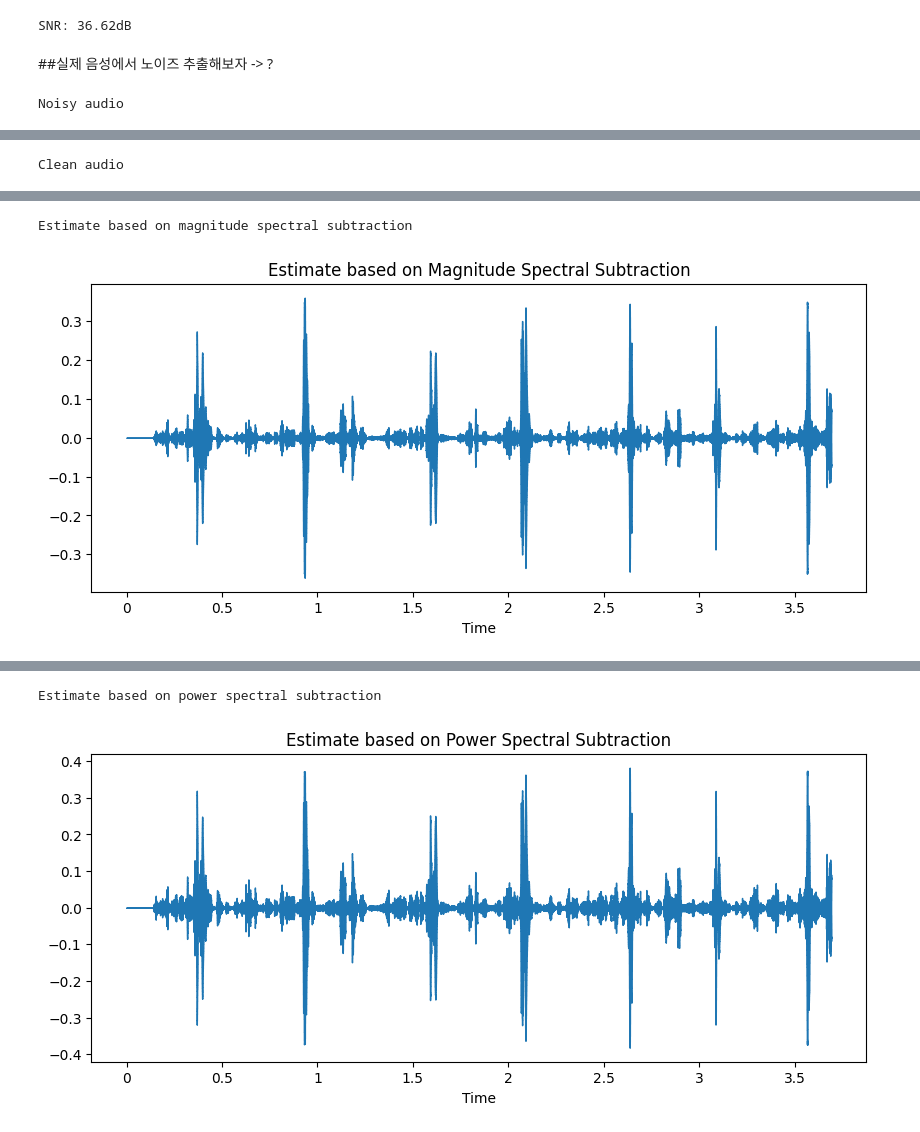
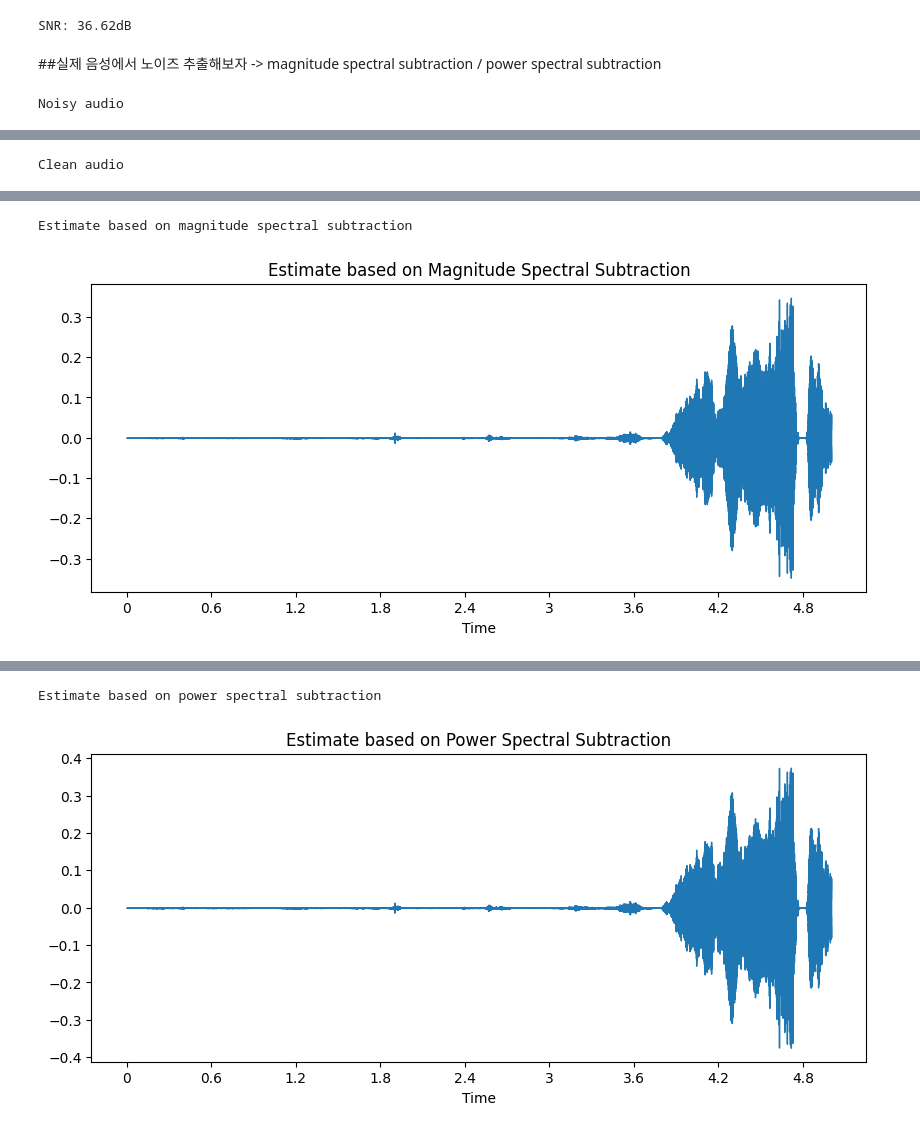
Before and after one commit to kghhhhui/baby_spsu, a Jupyter notebook: 03_Spectral_Subtraction_baby_2.ipynb, the cells around one changed output, grey strips where cells are left out. Drawn from its saved outputs; the diff is of its cells as text; code cells hidden in the pictures.

```diff
--- a/03_Spectral_Subtraction_baby_2.ipynb
+++ b/03_Spectral_Subtraction_baby_2.ipynb
@@ -32,5 +37,9 @@ Drive already mounted at /content/drive; to attempt to forcibly remount, call dr
 # %%
-# Clean audio #깨끗한 음성 신호 오디오 형식으로 재생
+# 원본 음성 재생
+# 원본 음성 신호 로드
+speech_file = "/content/drive/MyDrive/baby/baby-data-main/sample/sad/03-02-04-01-87-150-03-01-00-14-04.wav"
+x, fs = librosa.load(speech_file, sr=16000)
+
 print("Clean audio")
 plt.figure(figsize=(10, 4))
 librosa.display.waveshow(x, sr=fs)
@@ -260,11 +201,9 @@ est_Sx_pow= spec_subtract_pow(Y, est_Pn)
 #추정된 깨끗한 스펙트로그램 ->  노이즈가 제거된 오디오 프레임
 ##오디오 프레임 -> 오디오 신호로 복원 위해 ISTFT 사용하면 깨끗한 음성 신호 얻기 가능
 # %% [markdown]
-##실제 음성에서 노이즈 추출해보자 -> ?
+##실제 음성에서 노이즈 추출해보자
+-> magnitude spectral subtraction / power spectral subtraction
 # %%
-import librosa.display
-import matplotlib.pyplot as plt
-
 # Noisy audio #노이즈 음성 신호 오디오 형식으로 재생
 print("Noisy audio")
 plt.figure(figsize=(10, 4))
@@ -283,33 +222,35 @@ IPython.display.display(Audio(x, rate=fs))
 
 # Estimate based on magnitude spectral subtraction
 # 노이즈 제거된 깨끗한 음성 신호 추정 결과 재구성하여 오디오 형식으로 재생
 # ISTFT 이용하여 시간영역으로 변환 후, 원본 음성과 같은 길이로 자르기
+x_hat_mag= frames_to_audio(est_Sx_mag, win_s, hop_size, fs)[:len(x)]
 print("Estimate based on magnitude spectral subtraction")
 plt.figure(figsize=(10, 4))
 librosa.display.waveshow(x_hat_mag, sr=fs)
 plt.title("Estimate based on Magnitude Spectral Subtraction")
 plt.show()
 IPython.display.display(Audio(x_hat_mag, rate=fs))
 
 # Estimate based on power spectral subtraction
 # 노이즈 제거된 깨끗한 음성 신호 추정 결과 재구성하여 오디오 형식으로 재생
 # ISTFT 이용하여 시간영역으로 변환 후, 원본 음성과 같은 길이로 자르기
+x_hat_pow= frames_to_audio(est_Sx_pow, win_s, hop_size, fs)[:len(x)]
 print("Estimate based on power spectral subtraction")
 plt.figure(figsize=(10, 4))
 librosa.display.waveshow(x_hat_pow, sr=fs)
 plt.title("Estimate based on Power Spectral Subtraction")
 plt.show()
 IPython.display.display(Audio(x_hat_pow, rate=fs))
 # %% [output]
 Noisy audio
 [figure]
 [interactive output not drawn]
 Clean audio
 [figure]
 [interactive output not drawn]
 Estimate based on magnitude spectral subtraction
-[figure, old version]
+[figure, new version]
 [interactive output not drawn]
 Estimate based on power spectral subtraction
-[figure, old version]
+[figure, new version]
 [interactive output not drawn]
```
Also changed, not shown: parts of 8 cells of this notebook.
